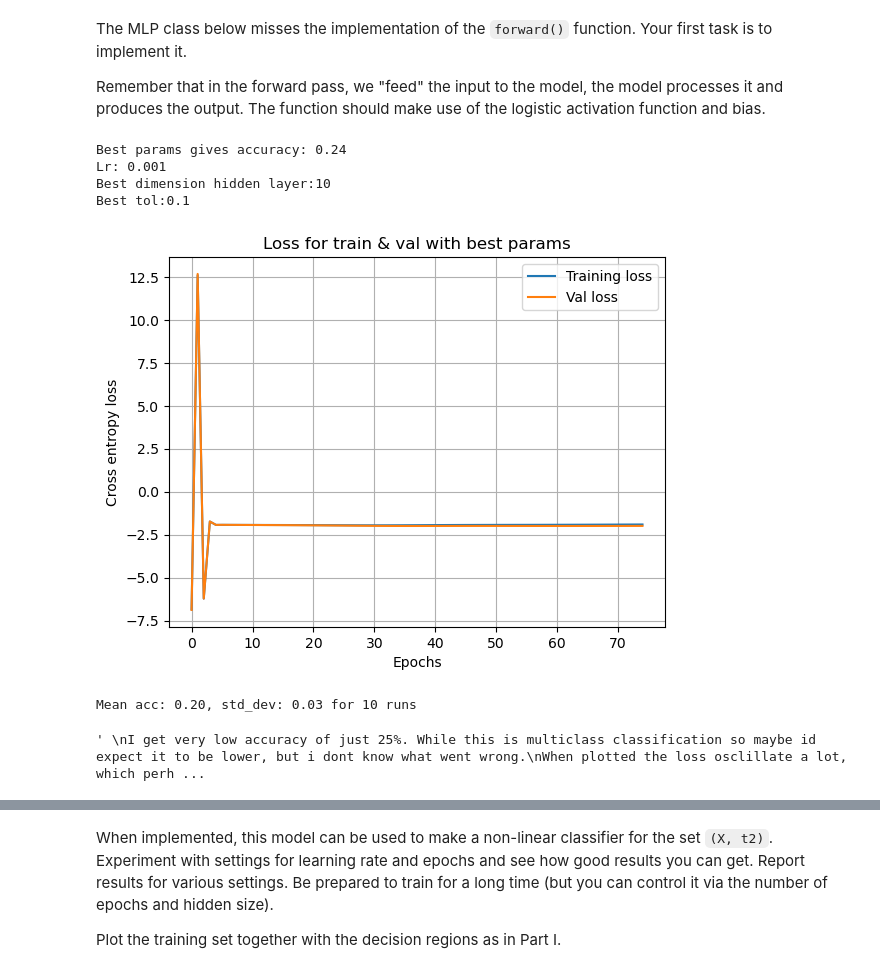
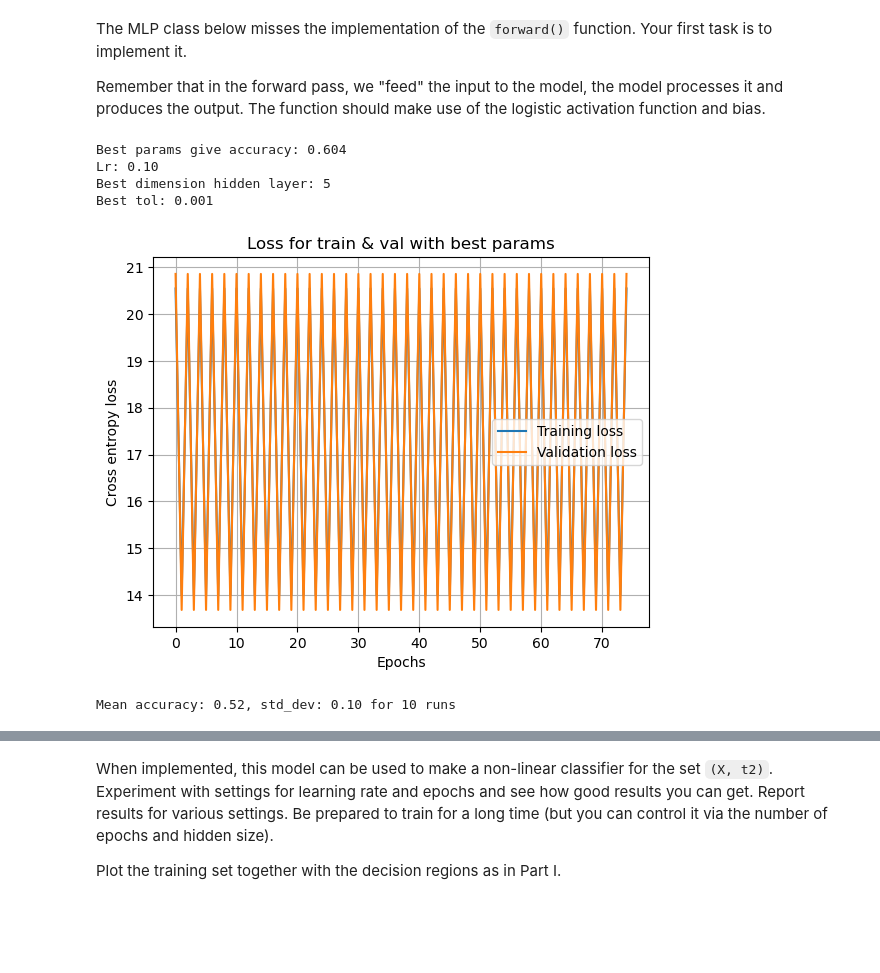
Before and after one commit to EliasTRuud/IN4050, a Jupyter notebook: Obligs/Assignment2/in4050_2024_assignment2.ipynb, the cells around one changed output, grey strips where cells are left out. Saved outputs shown, nothing was run; the diff lists cells and outputs as text; code cells hidden in the pictures; blank space fills up the shorter version.

```diff
--- a/Obligs/Assignment2/in4050_2024_assignment2.ipynb
+++ b/Obligs/Assignment2/in4050_2024_assignment2.ipynb
@@ -747,7 +909,7 @@ class MLPBinaryLinRegClass(NumpyClassifier):
             self.weights2 -= self.lr * hidden_outs.T @ out_deltas
             self.weights1 -= self.lr * X_train_bias.T @ hiddenact_deltas
 
-            tr_loss = self.cross_entropy(t_val , self.predict_probability(X_train)) #loss is cross entropy of targets vs output of model proability
+            tr_loss = self.cross_entropy(t_train , self.predict_probability(X_train)) #loss is cross entropy of targets vs output of model proability
             self.train_loss.append(tr_loss)
             tr_acc = self.accuracy(self.predict(X_train), t_train)
 
@@ -782,11 +944,13 @@ class MLPBinaryLinRegClass(NumpyClassifier):
         prob = logistic(forw)
         return prob
 
-    def cross_entropy(self, t, y_pred):
-        """Cross entropy loss for binary classification"""
-        loss = -np.mean(t * np.log(y_pred + 1e-15) + (1 - t) * np.log(1 - y_pred + 1e-15))
+    def cross_entropy(self, t, probs):
+        """Binary cross-entropy loss for binary classification."""
+        # Ensure targets are a column vector
+        t = t.reshape(-1, 1)
+        # Calculate binary cross-entropy loss directly
+        loss = -np.mean(t * np.log(probs + 1e-15) + (1 - t) * np.log(1 - probs + 1e-15))
         return loss
-
 
     def accuracy(self, y, t):
         """Calculate the accuracy of the model, model output and target"""
@@ -796,6 +960,7 @@ class MLPBinaryLinRegClass(NumpyClassifier):
 
 # hyperparamter search
 learning_rates = np.logspace(-3, 1, 5)  #
+learning_rates = np.linspace(0.01, 0.4, 10)
 hidden_dims = [5, 10, 20]
 tolerances = [0.001, 0.01, 0.1]
 
@@ -808,8 +973,8 @@ for i, lr in enumerate(learning_rates):
     for j, dim_hidden_ in enumerate(hidden_dims):
         for k, tol in enumerate(tolerances):
             model = MLPBinaryLinRegClass(bias=-1, dim_hidden=dim_hidden_)
-            model.fit(X_train, t_multi_train, X_val=X_val, t_val=t_multi_val, lr=lr, epochs=75, tol=tol) # insert learning rate and tolerance
-            acc = model.accuracy(model.predict(X_val), t_multi_val) #acc on validatin data
+            model.fit(X_train, t_multi_train, X_val=X_val, t_val=t2_val, lr=lr, epochs=75, tol=tol) # insert learning rate and tolerance
+            acc = model.accuracy(model.predict(X_val), t2_val) #acc on validatin data
 
             if acc > best_acc:
                 best_acc = acc
@@ -817,59 +982,47 @@ for i, lr in enumerate(learning_rates):
                 best_dim = dim_hidden_
                 best_tol = tol
 # %%
-print(f"Best params gives accuracy: {best_acc}")
-print(f"Lr: {best_lr}\nBest dimension hidden layer:{best_dim}\nBest tol:{best_tol}")
-
+print(f"Best params give accuracy: {best_acc}")
+print(f"Lr: {best_lr:.2f}\nBest dimension hidden layer: {best_dim}\nBest tol: {best_tol}")
 
 model = MLPBinaryLinRegClass(bias=-1, dim_hidden=best_dim)
-model.fit(X_train, t_multi_train, X_val=X_val, t_val=t_multi_val, lr=best_lr, epochs=75, tol=best_tol)
+model.fit(X_train, t2_train, X_val=X_val, t_val=t2_val, lr=best_lr, epochs=75, tol=best_tol)
+
 loss_train = model.train_loss
 loss_val = model.val_losses
 
 plt.plot(loss_train, label='Training loss')
-plt.plot(loss_val, label='Val loss')
+plt.plot(loss_val, label='Validation loss')
 plt.title('Loss for train & val with best params')
 plt.xlabel('Epochs')
 plt.ylabel('Cross entropy loss')
 plt.legend()
 plt.grid()
 plt.show()
 
 
-
 def train_best_ntimes(lr, dim, tol, n):
-    """Train model with given best paramters n times and calculate mean acc"""
+    """Train model with best parameters multiple times and calculate mean accuracy."""
     accs = []
     for i in range(n):
         model = MLPBinaryLinRegClass(bias=-1, dim_hidden=dim)
-        model.fit(X_train, t_multi_train, X_val=X_val, t_val=t_multi_val, lr=lr, epochs=75, tol=tol)
-        acc = model.accuracy(model.predict(X_val), t_multi_val)
+        model.fit(X_train, t2_train, X_val=X_val, t_val=t2_val, lr=lr, epochs=75, tol=tol)
+        acc = model.accuracy(model.predict(X_val), t2_val)
         accs.append(acc)
 
     accs = np.array(accs)
     mean = np.mean(accs)
     std = np.std(accs)
 
     return mean, std
 
-
-# Run 10 times and print mean and std
-
+# Run 10 times and print mean and standard deviation
 mean, std = train_best_ntimes(best_lr, best_dim, best_tol, 10)
-print(f"Mean acc: {mean:.2f}, std_dev: {std:.2f} for 10 runs")
-
-# See that for 10 runs mean run is quite a bit lower than initial run when seraching. Proves that it is indeed qutie stochastic
-
-"""
-I get very low accuracy of just 25%. While this is multiclass classification so maybe id expect it to be lower, but i dont know what went wrong.
-When plotted the loss osclillate a lot, which perhaps would indicate too high lr assuming code works as expected.
-Please help try identify where things went wrong.
-"""
+print(f"Mean accuracy: {mean:.2f}, std_dev: {std:.2f} for 10 runs")
 # %% [output]
-Best params gives accuracy: 0.24
-Lr: 0.001
-Best dimension hidden layer:10
-Best tol:0.1
+Best params give accuracy: 0.604
+Lr: 0.10
+Best dimension hidden layer: 5
+Best tol: 0.001
-[figure, old version]
+[figure, new version]
-Mean acc: 0.20, std_dev: 0.03 for 10 runs
+Mean accuracy: 0.52, std_dev: 0.10 for 10 runs
-' \nI get very low accuracy of just 25%. While this is multiclass classification so maybe id expect it to be lower, but i dont know what went wrong.\nWhen plotted the loss osclillate a lot, which perh ...
```
Also changed, not shown: parts of 8 cells of this notebook, 2 other files.
